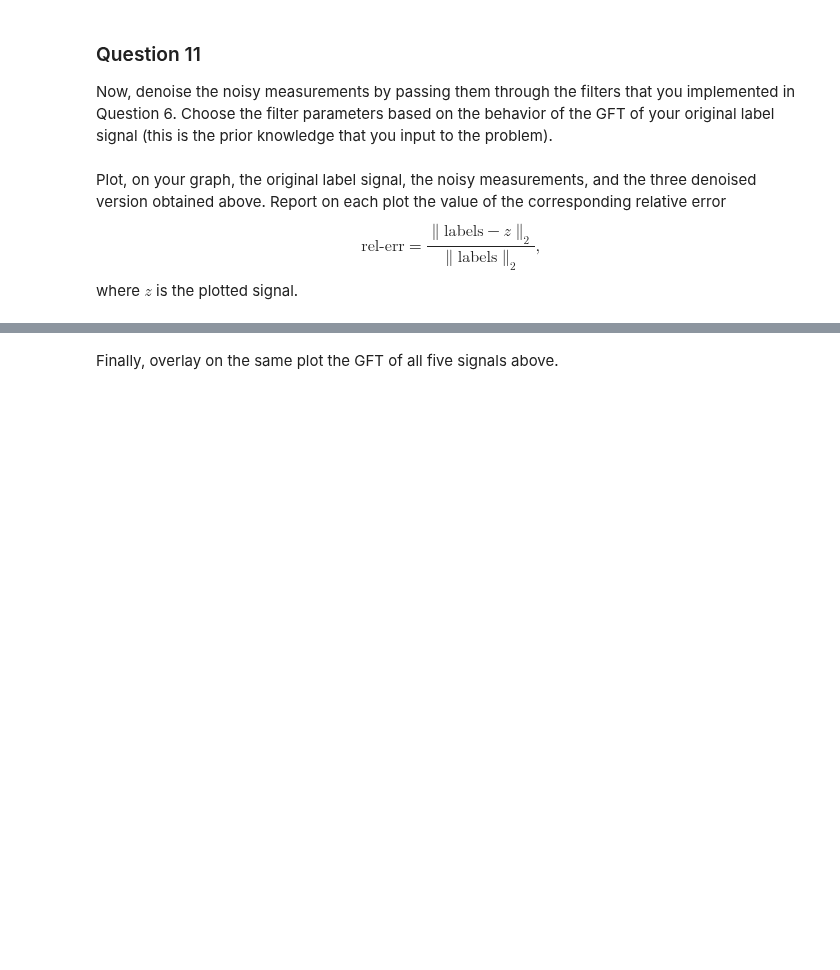
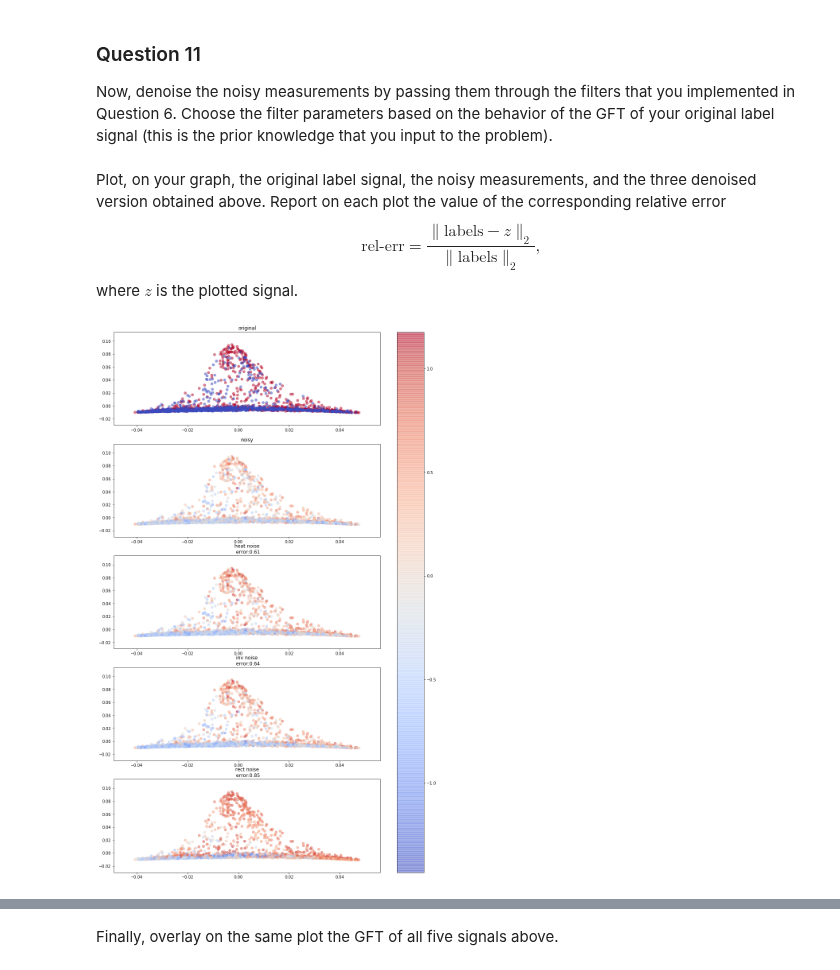
Before and after one commit to TTimTT/NTDS_Project, a Jupyter notebook: milestone_4/joachim_4_graph_signal_processing.ipynb, the cells around one changed output, grey strips where cells are left out. Drawn from its saved outputs; the diff is of its cells as text; code cells hidden in the pictures; blank space fills up the shorter version.

```diff
--- a/milestone_4/joachim_4_graph_signal_processing.ipynb
+++ b/milestone_4/joachim_4_graph_signal_processing.ipynb
@@ -315,7 +310,7 @@ In the cell below, set the noise variance $\sigma^2$ by making sure that the sig
 
 _Note:_ Actually, you might want to play with the noise variance here and set it to different values and see how the denoising filters behave.
 # %%
-noise_variance = # Your code here.
+noise_variance = np.var(labels) / 1.5
 noisy_measurements = labels + noise_variance * np.random.randn(n_nodes)
 # %% [markdown]
 ### Question 10
@@ -342,3 +333,7 @@ z_rect_denoised = # Your code here.
+# %%
+z_heat_denoised = graph_filter(noisy_measurements, heat_kernel, e=e, t=1)
+z_inv_denoised = graph_filter(noisy_measurements, inverse_kernel, e=e, t=2)
+z_rect_denoised = graph_filter(noisy_measurements, rectangle_kernel, e=e, l_min=0, l_max=0.1)
 # %% [markdown]
 Plot, on your graph, the original label signal, the noisy measurements, and the three denoised version obtained above. Report on each plot the value of the corresponding relative error
 $$
@@ -349,0 +343,29 @@ where $z$ is the plotted signal.
+# %%
+def rel_err(labels, z):
+    return np.linalg.norm(labels-z, 2) / np.linalg.norm(labels, 2)
+# %%
+fig, axes = plt.subplots(nrows=5, ncols=1)
+fig.set_size_inches(15, 25)
+
+#
+axes[0].scatter(U[:, 1], U[:, 2], c=labels, alpha=0.5, cmap='coolwarm')
+axes[0].set_title('original')
+
+axes[1].scatter(U[:, 1], U[:, 2], c=noisy_measurements, alpha=0.5, cmap='coolwarm')
+axes[1].set_title('noisy')
+
+axes[2].scatter(U[:, 1], U[:, 2], c=z_heat_denoised, alpha=0.5, cmap='coolwarm')
+axes[2].set_title('heat noise\n error:%.2f' %rel_err(labels, z_heat_denoised))
+
+im = axes[3].scatter(U[:, 1], U[:, 2], c=z_inv_denoised, alpha=0.5, cmap='coolwarm')
+axes[3].set_title('inv noise\n error:%.2f' %rel_err(labels, z_inv_denoised))
+
+axes[4].scatter(U[:, 1], U[:, 2], c=z_rect_denoised, alpha=0.5, cmap='coolwarm')
+axes[4].set_title('rect noise\n error:%.2f' %rel_err(labels, z_rect_denoised))
+
+#
+fig.colorbar(im, ax=axes.ravel().tolist())
+# TODO XLABELS AND YLABELS??
+plt.show()
+# %% [output]
+[figure, added]
```
Also changed, not shown: parts of 13 cells of this notebook.
